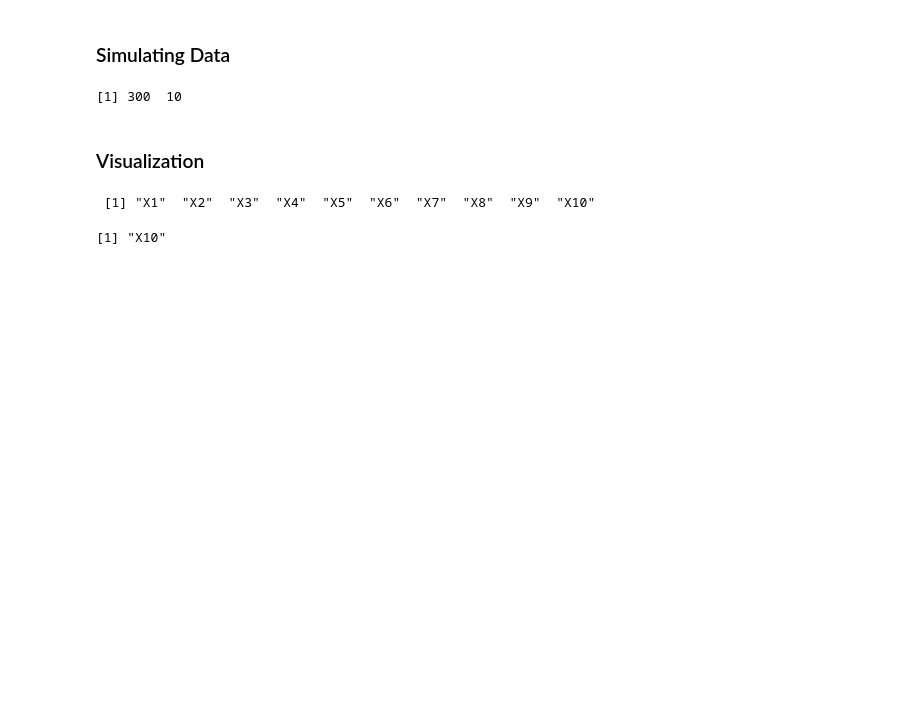
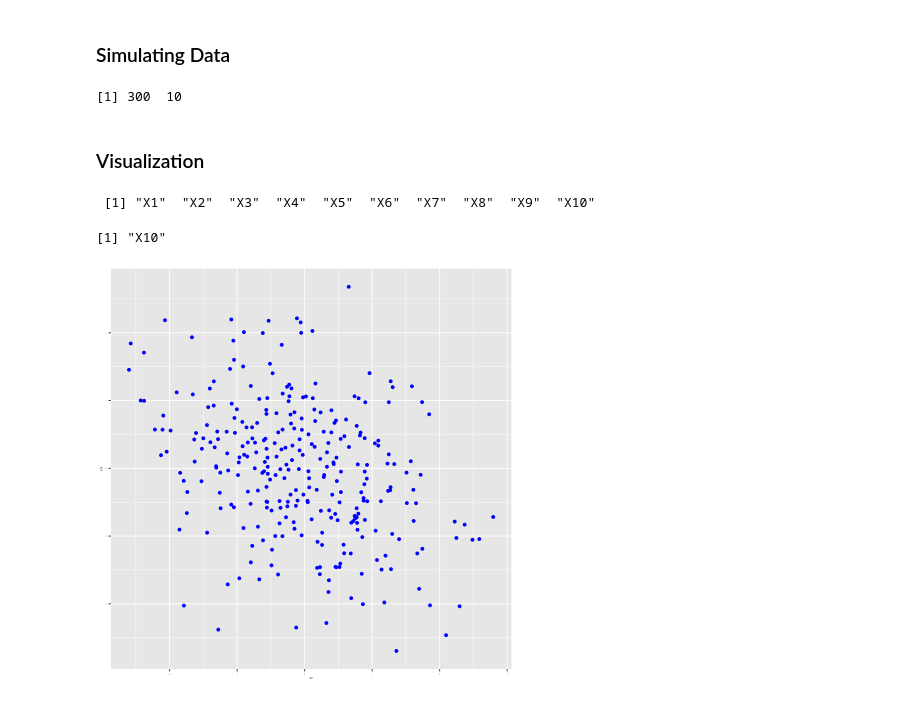
Before and after one commit to hublun/Stan, a Jupyter notebook: Factorization/Factor_Analysis.ipynb, the cells around one changed output. Cells and saved outputs as stored; diff of their text form; code cells hidden in the pictures; blank space fills up the shorter version.

```diff
--- a/Factorization/Factor_Analysis.ipynb
+++ b/Factorization/Factor_Analysis.ipynb
@@ -105,3 +102,7 @@ p2 <- plot_uni_scatter(df, nms, 10)
+# %%
+plot_uni_scatter(df, nms, 2)
+# %% [output]
+[figure, added]
 # %%
 plot_list <- vector('list', P^2)
 # %%
```
Also changed, not shown: parts of 4 cells of this notebook.
